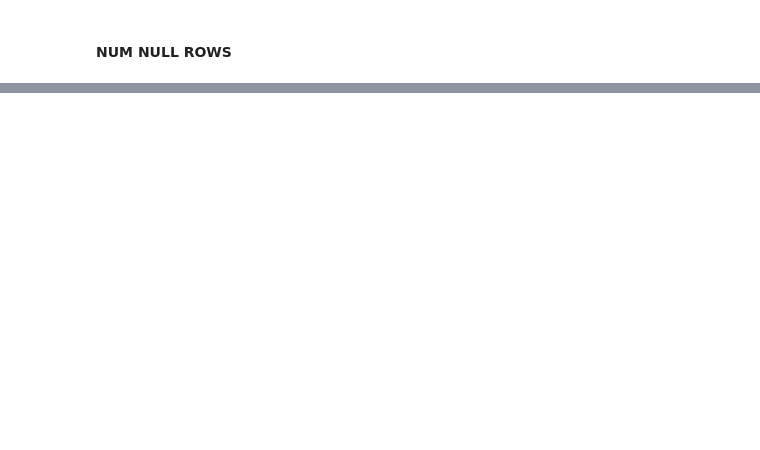
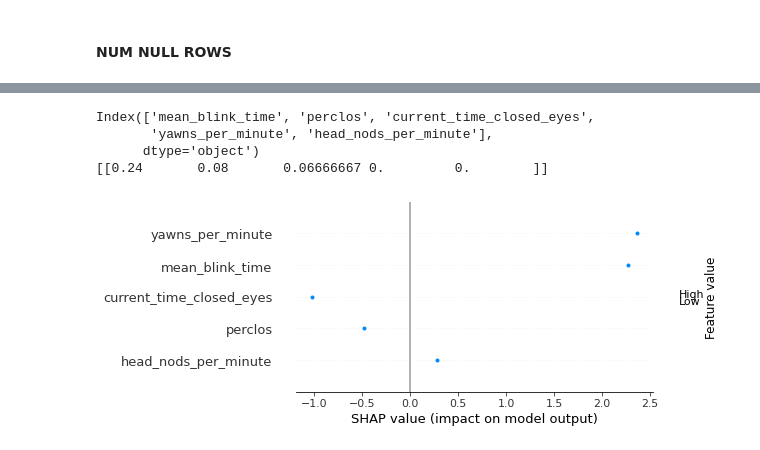
Before and after one commit to vidyc/Driver-Drowsiness-Detection-TFG, a Jupyter notebook: Untitled-1.ipynb, the cells around one changed output, grey strips where cells are left out. Drawn from its saved outputs; the diff is of its cells as text; code cells hidden in the pictures; blank space fills up the shorter version.

```diff
--- a/Untitled-1.ipynb
+++ b/Untitled-1.ipynb
@@ -483 +538,26 @@ labels = df[label]
 x_train, x_test, y_train, y_test = train_test_split(data, labels, test_size=0.2, random_state=1)
+# %%
+from sklearn import svm
+import lightgbm as lgb
+from joblib import load, dump
+from sklearn.metrics import classification_report
+mod = "lgb"
+if mod == "lgb":
+    model = lgb.LGBMClassifier(
+        boosting_type="gbdt",
+        num_leaves=400,
+        num_iterations=1000,
+        learning_rate=0.01,
+        verbosity=1,
+        #early_stopping=20,
+    )
+    file = "lgb_model_003.joblib"
+elif mod == "svm":
+    model = svm.SVC(kernel="linear")
+    file = "svm_model_0.joblib"
+model.fit(x_train, y_train)
+dump(model, file)
+y_pred = model.predict(x_train)
+print(classification_report(y_train, y_pred))
+y_pred2 = model.predict(x_test)
+print(classification_report(y_test, y_pred2))
@@ -483,0 +583,6 @@ x_train, x_test, y_train, y_test = train_test_split(data, labels, test_size=0.2,
+# %%
+import shap
+import numpy as np
+from joblib import load
+# model = load("lgb_model_003.joblib")
+explainer = shap.TreeExplainer(model)
@@ -483,0 +611,10 @@ x_train, x_test, y_train, y_test = train_test_split(data, labels, test_size=0.2,
+# %%
+print(x_test.columns)
+print(pd_df)
+shap.summary_plot(shap_values0, features=pd_df, feature_names=x_test.columns, plot_type="dot")
+# %% [output]
+Index(['mean_blink_time', 'perclos', 'current_time_closed_eyes',
+       'yawns_per_minute', 'head_nods_per_minute'],
+      dtype='object')
+[[0.24       0.08       0.06666667 0.         0.        ]]
+[figure, added]
```
Also changed, not shown: parts of 11 cells of this notebook, 20 other files.
